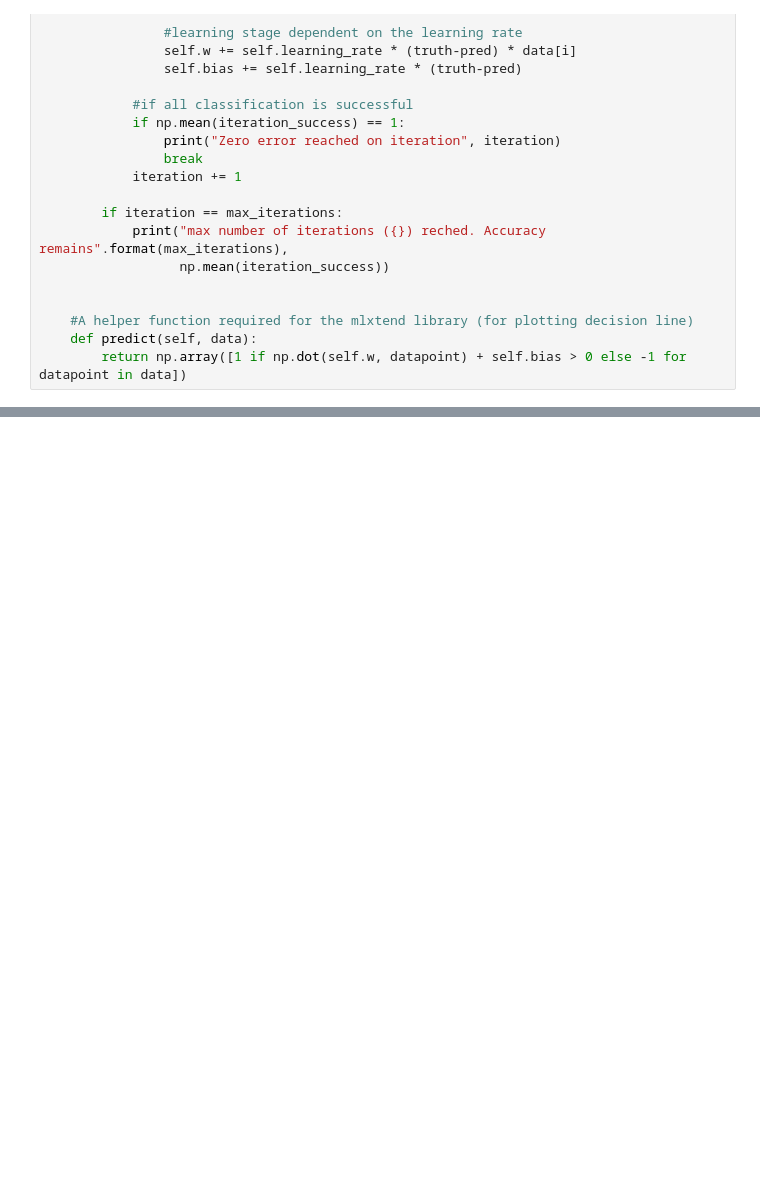
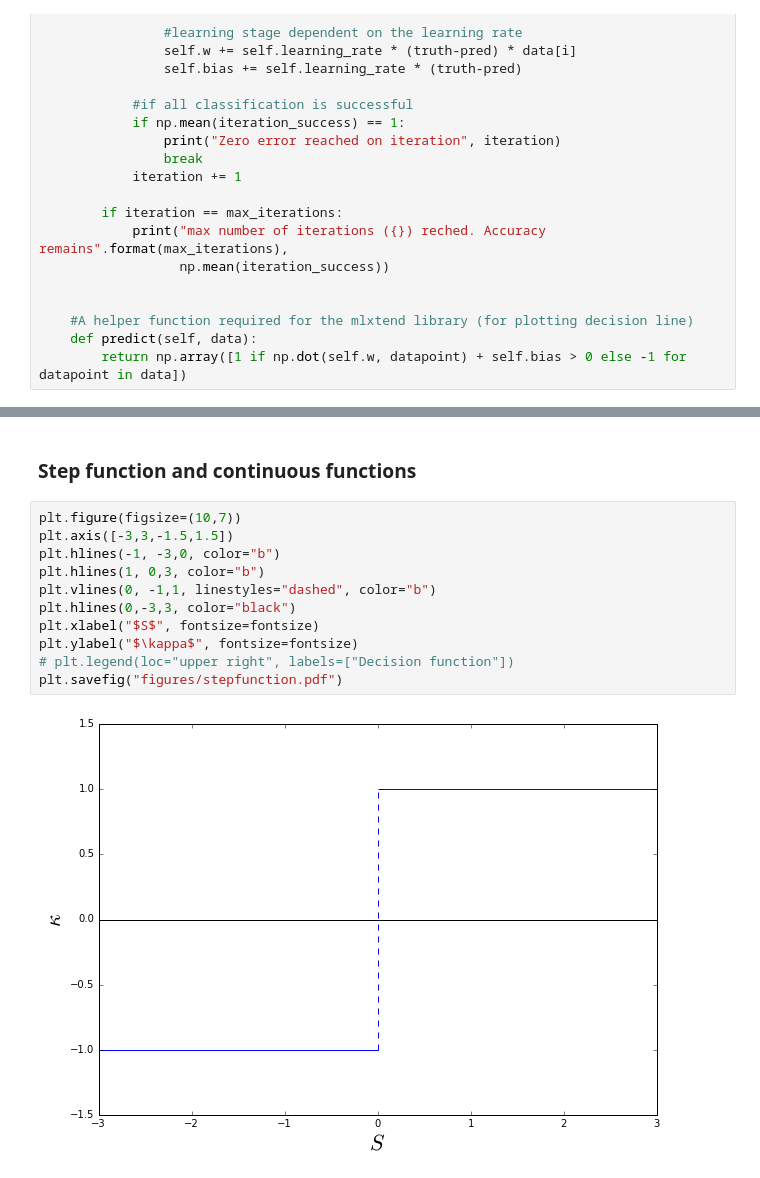
Before and after one commit to kamal94/Senior_Thesis, a Jupyter notebook: Companion.ipynb, the cells around one changed output, grey strips where cells are left out. Drawn from its saved outputs; the diff is of its cells as text; blank space fills up the shorter version.

```diff
--- a/Companion.ipynb
+++ b/Companion.ipynb
@@ -424,0 +427,15 @@ weights of the perceptron: [ 0.07894253  0.30309134] and bias is 0.2485770364015
+# %% [markdown]
+### Step function and continuous functions
+# %%
+plt.figure(figsize=(10,7))
+plt.axis([-3,3,-1.5,1.5])
+plt.hlines(-1, -3,0, color="b")
+plt.hlines(1, 0,3, color="b")
+plt.vlines(0, -1,1, linestyles="dashed", color="b")
+plt.hlines(0,-3,3, color="black")
+plt.xlabel("$S$", fontsize=fontsize)
+plt.ylabel("$\kappa$", fontsize=fontsize)
+# plt.legend(loc="upper right", labels=["Decision function"])
+plt.savefig("figures/stepfunction.pdf")
+# %% [output]
+[figure, added]
```
Also changed, not shown: parts of 5 cells of this notebook, 25 other files.
